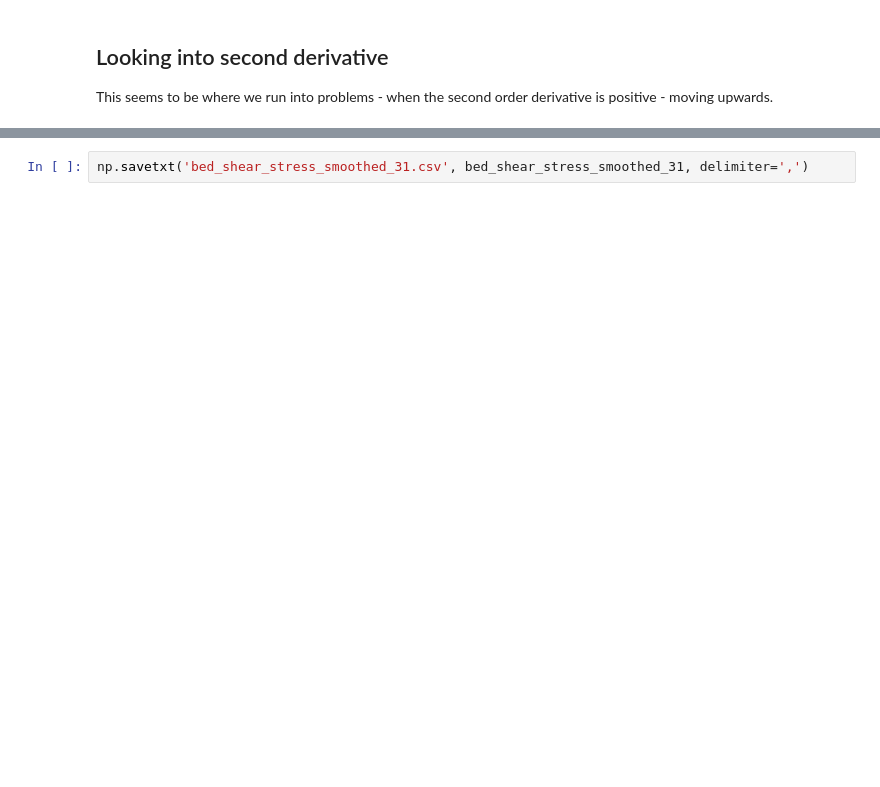
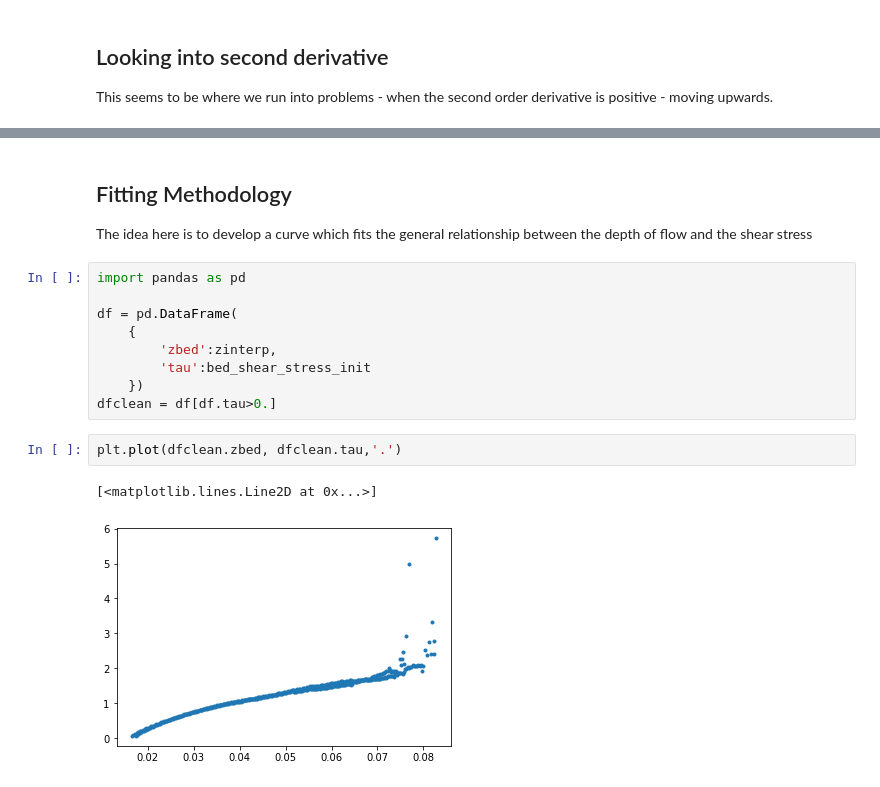
Before and after one commit to plgrover/pymorph, a Jupyter notebook: notebooks/Paper_2/2019-01-31_Morpho_modelling.ipynb, the cells around one changed output, grey strips where cells are left out. Saved outputs shown, nothing was run; the diff lists cells and outputs as text; blank space fills up the shorter version.

```diff
--- a/notebooks/Paper_2/2019-01-31_Morpho_modelling.ipynb
+++ b/notebooks/Paper_2/2019-01-31_Morpho_modelling.ipynb
@@ -189,2 +181,18 @@ array([-0.2681071 , -0.41415243, -0.55554975, -0.57272471, -0.52002387,
-# %%
-np.savetxt('bed_shear_stress_smoothed_31.csv', bed_shear_stress_smoothed_31, delimiter=',')
+# %% [markdown]
+## Fitting Methodology
+
+The idea here is to develop a curve which fits the general relationship between the depth of flow and the shear stress
+# %%
+import pandas as pd
+
+df = pd.DataFrame(
+    {
+        'zbed':zinterp,
+        'tau':bed_shear_stress_init
+    })
+dfclean = df[df.tau>0.]
+# %%
+plt.plot(dfclean.zbed, dfclean.tau,'.')
+# %% [output]
+[<matplotlib.lines.Line2D at 0x...>]
+[figure, added]
```
Also changed, not shown: parts of 10 cells of this notebook, 1 other file.
